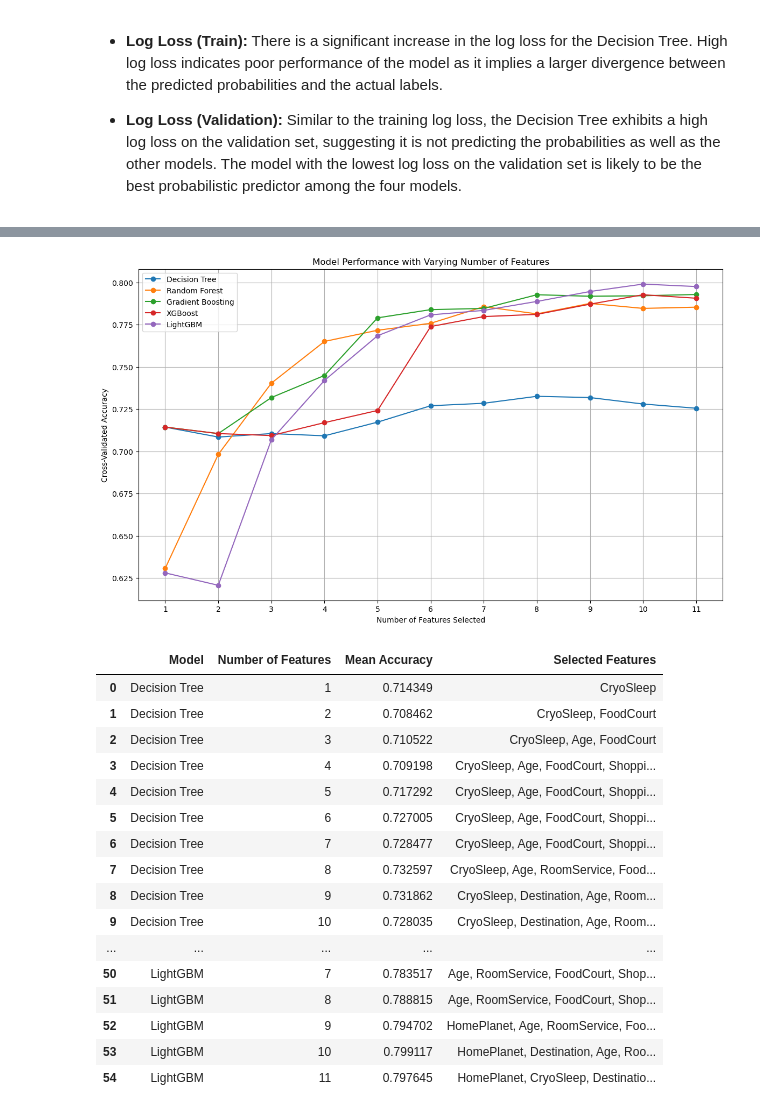
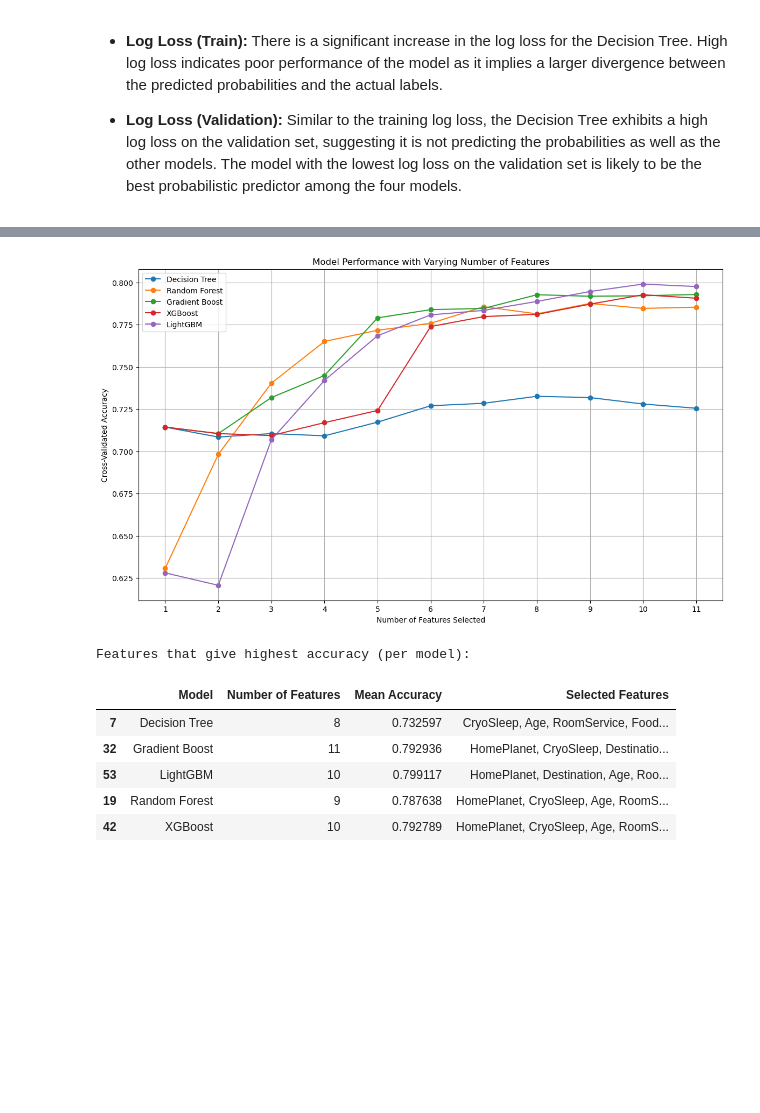
Before and after one commit to Greywolfie01/ML-Project, a Jupyter notebook: Decision_trees.ipynb, the cells around one changed output, grey strips where cells are left out. Cells and saved outputs as stored; diff of their text form; code cells hidden in the pictures; blank space fills up the shorter version.

```diff
--- a/Decision_trees.ipynb
+++ b/Decision_trees.ipynb
@@ -206,6 +219,7 @@ X_train, X_val, y_train, y_val = train_test_split(X, y, test_size=0.2, random_st
 # Initialize models
 models = {
     "Decision Tree": DecisionTreeClassifier(),
+    "Random Forest": RandomForestClassifier(random_state=42),
     "Gradient Boost" : GradientBoostingClassifier(),
     "XGBoost": xgb.XGBClassifier(),
     "LightGBM": lgb.LGBMClassifier(verbose=-1),  # Set verbose to -1 to suppress output
@@ -330,7 +340,7 @@ warnings.filterwarnings('ignore')
 models = {
     "Decision Tree": DecisionTreeClassifier(random_state=42),
     "Random Forest": RandomForestClassifier(random_state=42),
-    "Gradient Boosting": GradientBoostingClassifier(random_state=42),
+    "Gradient Boost": GradientBoostingClassifier(random_state=42),
     "XGBoost": xgb.XGBClassifier(use_label_encoder=False, eval_metric='logloss', random_state=42),
     "LightGBM": lgb.LGBMClassifier(random_state=42, verbose=-1)
 }
@@ -356,48 +366,46 @@ for name, model in models.items():
         mean_score = np.mean(scores)
         mean_scores.append(mean_score)
 
         # Store model name, number of features, mean accuracy, and selected features
         data.append({
             "Model": name,
             "Number of Features": n_features,
             "Mean Accuracy": mean_score,
             "Selected Features": ", ".join(X_train.columns[selector.support_])
         })
 
     # Plotting the results for the current model
     plt.plot(feature_counts, mean_scores, marker='o', label=name)
 
 
 # Finalizing the plot
 plt.title('Model Performance with Varying Number of Features')
 plt.xlabel('Number of Features Selected')
 plt.ylabel('Cross-Validated Accuracy')
 plt.xticks(feature_counts)
 plt.grid(True)
 plt.legend()
 plt.show()
 
 # Convert the list of data into a DataFrame
 results_df = pd.DataFrame(data)
 
-# Display the DataFrame
-display(results_df)
+# Group by 'Model' and find the index of the max 'Mean Accuracy' for each group
+idx = results_df.groupby('Model')['Mean Accuracy'].idxmax()
+
+# Use the cleaned idx to select the rows with the highest mean accuracy for each model
+highest_accuracy_rows = results_df.loc[idx]
+
+print('Features that give highest accuracy (per model):')
+
+# Display the rows with the highest mean accuracy for each model
+display(highest_accuracy_rows)
 # %% [output]
 [figure]
+Features that give highest accuracy (per model):
 |  | Model | Number of Features | Mean Accuracy | Selected Features |
-| 0 | Decision Tree | 1 | 0.714349 | CryoSleep |
-| 1 | Decision Tree | 2 | 0.708462 | CryoSleep, FoodCourt |
-| 2 | Decision Tree | 3 | 0.710522 | CryoSleep, Age, FoodCourt |
-| 3 | Decision Tree | 4 | 0.709198 | CryoSleep, Age, FoodCourt, Shoppi... |
-| 4 | Decision Tree | 5 | 0.717292 | CryoSleep, Age, FoodCourt, Shoppi... |
-| 5 | Decision Tree | 6 | 0.727005 | CryoSleep, Age, FoodCourt, Shoppi... |
-| 6 | Decision Tree | 7 | 0.728477 | CryoSleep, Age, FoodCourt, Shoppi... |
 | 7 | Decision Tree | 8 | 0.732597 | CryoSleep, Age, RoomService, Food... |
-| 8 | Decision Tree | 9 | 0.731862 | CryoSleep, Destination, Age, Room... |
-| 9 | Decision Tree | 10 | 0.728035 | CryoSleep, Destination, Age, Room... |
-| ... | ... | ... | ... | ... |
-| 50 | LightGBM | 7 | 0.783517 | Age, RoomService, FoodCourt, Shop... |
-| 51 | LightGBM | 8 | 0.788815 | Age, RoomService, FoodCourt, Shop... |
-| 52 | LightGBM | 9 | 0.794702 | HomePlanet, Age, RoomService, Foo... |
+| 32 | Gradient Boost | 11 | 0.792936 | HomePlanet, CryoSleep, Destinatio... |
 | 53 | LightGBM | 10 | 0.799117 | HomePlanet, Destination, Age, Roo... |
-| 54 | LightGBM | 11 | 0.797645 | HomePlanet, CryoSleep, Destinatio... |
+| 19 | Random Forest | 9 | 0.787638 | HomePlanet, CryoSleep, Age, RoomS... |
+| 42 | XGBoost | 10 | 0.792789 | HomePlanet, CryoSleep, Age, RoomS... |
```
Also changed, not shown: parts of 16 cells of this notebook.
